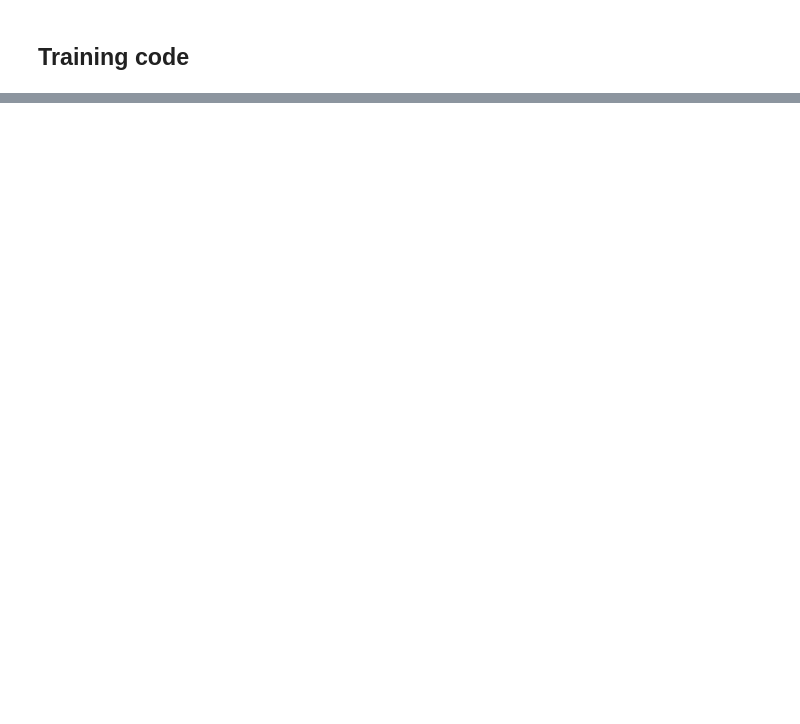
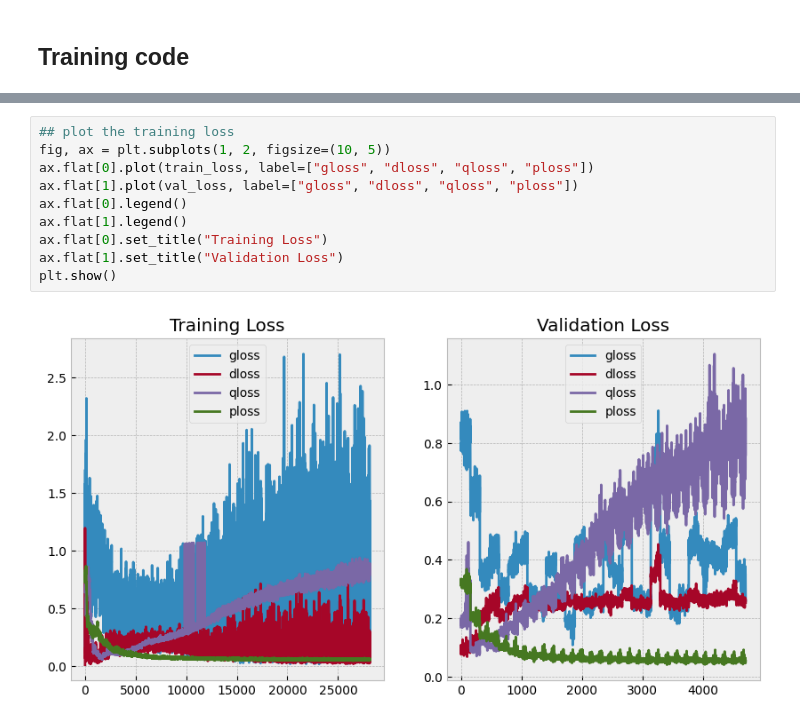
Before and after one commit to prakashjayy/genai, a Jupyter notebook: 05_vqgan.ipynb, the cells around one changed output, grey strips where cells are left out. Drawn from its saved outputs; the diff is of its cells as text; blank space fills up the shorter version.

```diff
--- a/05_vqgan.ipynb
+++ b/05_vqgan.ipynb
@@ -331,0 +370,12 @@ KeyboardInterrupt:
+# %%
+## plot the training loss
+fig, ax = plt.subplots(1, 2, figsize=(10, 5))
+ax.flat[0].plot(train_loss, label=["gloss", "dloss", "qloss", "ploss"])
+ax.flat[1].plot(val_loss, label=["gloss", "dloss", "qloss", "ploss"])
+ax.flat[0].legend()
+ax.flat[1].legend()
+ax.flat[0].set_title("Training Loss")
+ax.flat[1].set_title("Validation Loss")
+plt.show()
+# %% [output]
+[figure, added]
```
Also changed, not shown: parts of 13 cells of this notebook.
